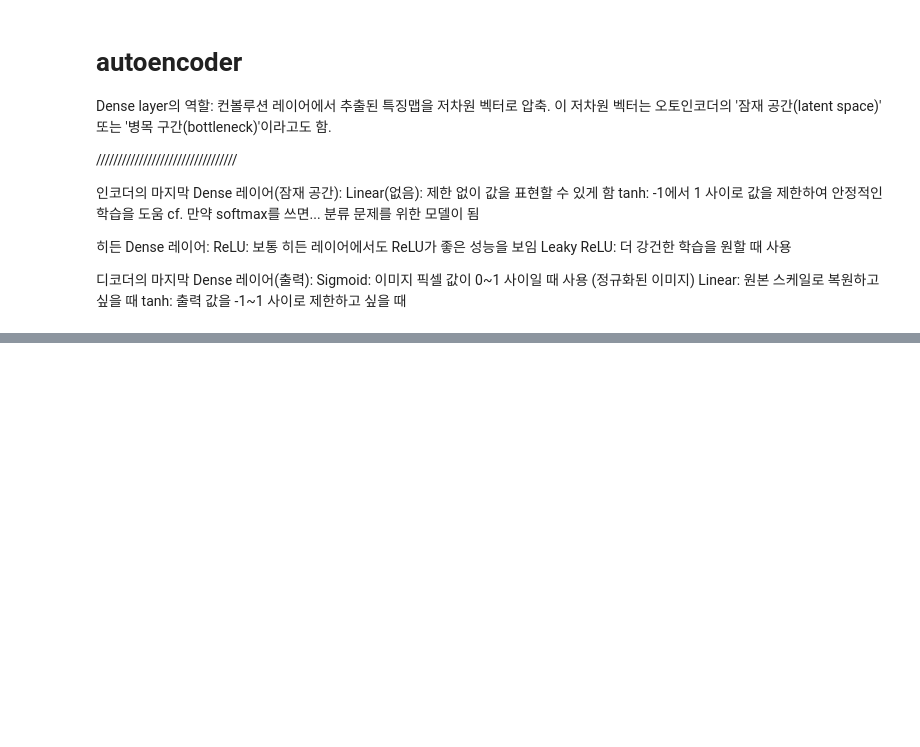
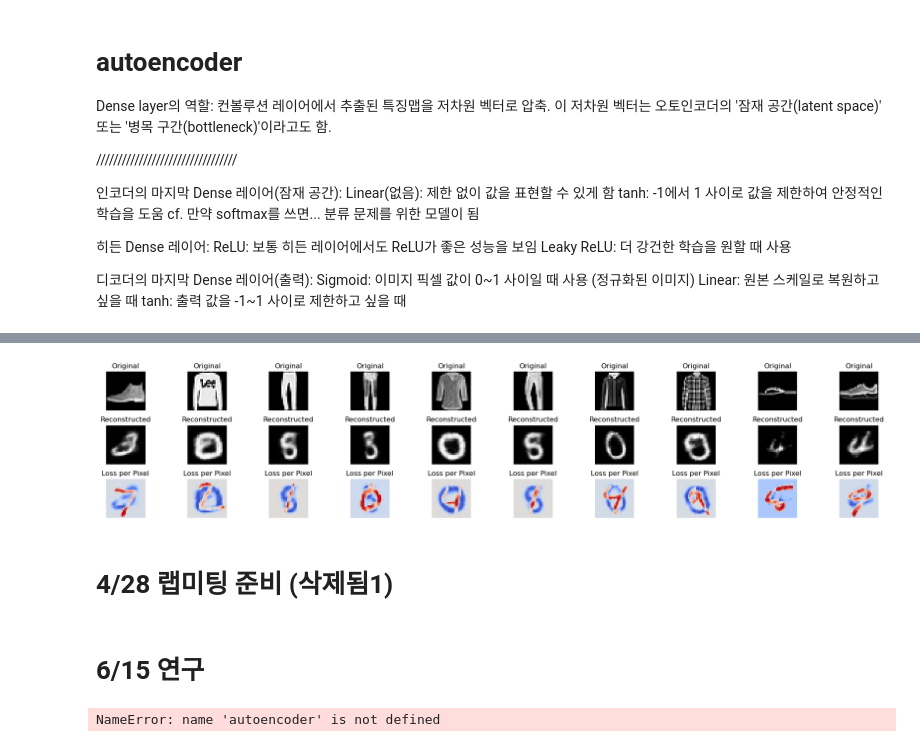
Before and after one commit to alwaysY0ung/automobile, a Jupyter notebook: notebooks/2_autoencoder.ipynb, the cells around one changed output, grey strips where cells are left out. Cells and saved outputs as stored; diff of their text form; code cells hidden in the pictures; blank space fills up the shorter version.

```diff
--- a/notebooks/2_autoencoder.ipynb
+++ b/notebooks/2_autoencoder.ipynb
@@ -204,0 +294,48 @@ plt.show()
+# %%
+from tensorflow.keras.datasets import fashion_mnist
+noise_factor = 0.2
+(x_train, _), (x_test, _) = fashion_mnist.load_data()
+
+x_train = x_train.astype('float32') / 255.
+x_test = x_test.astype('float32') / 255.
+
+x_test_noisy = x_test + noise_factor * tf.random.normal(shape=x_test.shape)
+
+x_test_noisy = tf.clip_by_value(x_test_noisy, clip_value_min=0., clip_value_max=1.)
+x_test_noisy = np.array(x_test_noisy)
+# %%
+# 필요한 추가 라이브러리
+import matplotlib.pyplot as plt
+
+# 모델 예측
+encoded_imgs = encoder.predict(x_test)
+decoded_imgs = autoencoder.predict(x_test)
+
+# 원본 이미지와 재구성된 이미지 비교 시각화
+n = 10  # 표시할 이미지 개수
+plt.figure(figsize=(20, 4))
+
+for i in range(n):
+    # 원본 이미지
+    ax = plt.subplot(3, n, i + 1)
+    plt.imshow(x_test[i].reshape(28, 28), cmap='gray')
+    plt.title("Original")
+    plt.axis('off')
+
+    # 재구성된 이미지
+    ax = plt.subplot(3, n, i + 1 + n)
+    plt.imshow(decoded_imgs[i].reshape(28, 28), cmap='gray')
+    plt.title("Reconstructed")
+    plt.axis('off')
+
+    # 각 픽셀 차이 시각화
+    # 픽셀별 차이 계산
+    pixel_wise_difference = X_test[i].reshape(28, 28) - decoded_imgs[i].reshape(28, 28) # original_image - reconstructed_image
+    ax = plt.subplot(3, n, i + 1 + 2*n)
+    plt.imshow(pixel_wise_difference, cmap='coolwarm', origin='upper')
+    plt.title("Loss per Pixel")
+    plt.axis('off')
+
+plt.tight_layout()
+plt.show()
+# %% [output]
@@ -204,0 +344,21 @@ plt.show()
+[figure, added]
+# %% [markdown]
+# 4/28 랩미팅 준비 (삭제됨1)
+# %% [markdown]
+# 6/15 연구
+# %%
+# https://wikidocs.net/38861
+
+def make_model_mse(model):
+    from keras import models
+    import keras.api.ops as K
+    input_s = model.inputs[0]
+    output_s = model.outputs[0] # autoencodr의 ouput : (a)
+
+    error_s = K.mean(K.square(input_s - output_s), axis=[1, 2, 3]) # (a)에 대한 MSE : (b)
+    return models.Model(inputs=input_s, outputs=error_s) # (b)를 return하는 모델
+
+model_mse = make_model_mse(autoencoder)
+model_mse.summary()
+# %% [output]
+NameError: name 'autoencoder' is not defined
```
Also changed, not shown: parts of 13 cells of this notebook.
